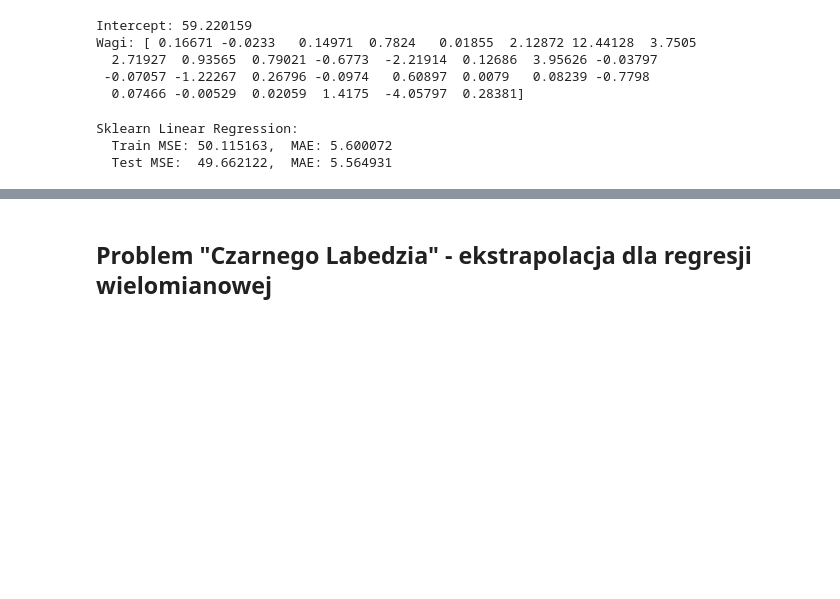
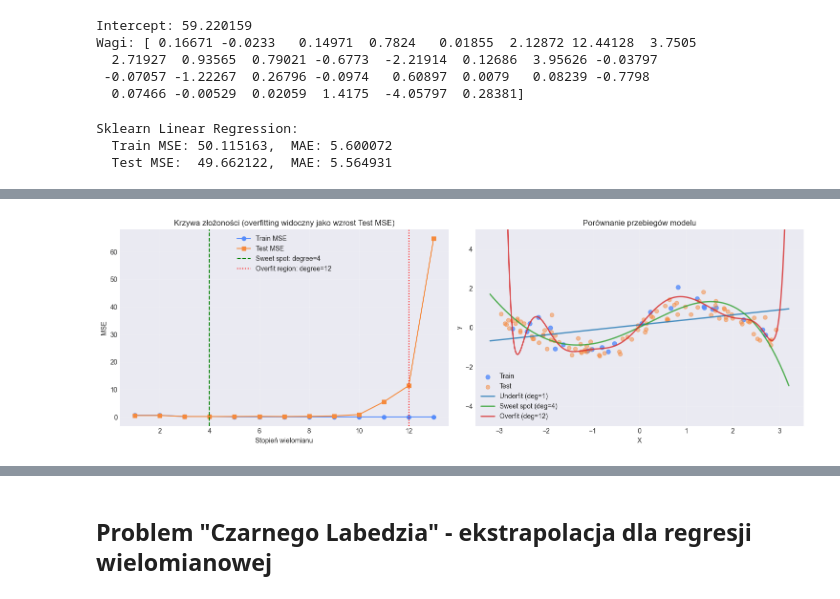
Before and after one commit to PPiotr491/MSiD, a Jupyter notebook: Lista2/sleep_health_prediciton_models.ipynb, the cells around one changed output, grey strips where cells are left out. Drawn from its saved outputs; the diff is of its cells as text; code cells hidden in the pictures; blank space fills up the shorter version.

```diff
--- a/Lista2/sleep_health_prediciton_models.ipynb
+++ b/Lista2/sleep_health_prediciton_models.ipynb
@@ -1212,0 +1187,79 @@ plt.show()
+# %%
+rng = np.random.RandomState(42)
+n_samples = 120
+X = rng.uniform(-3, 3, size=(n_samples, 1))
+y_true = np.sin(1.5 * X[:, 0]) + 0.2 * X[:, 0]
+y = y_true + rng.normal(0, 0.35, size=n_samples)
+
+X_train, X_test, y_train, y_test = train_test_split(
+    X, y, train_size=0.20, random_state=42
+)
+
+degrees = np.arange(1, 14)
+train_mse = []
+test_mse = []
+
+for d in degrees:
+    model = make_pipeline(
+        PolynomialFeatures(degree=d, include_bias=False),
+        LinearRegression()
+    )
+    model.fit(X_train, y_train)
+
+    y_pred_train = model.predict(X_train)
+    y_pred_test = model.predict(X_test)
+
+    train_mse.append(mean_squared_error(y_train, y_pred_train))
+    test_mse.append(mean_squared_error(y_test, y_pred_test))
+
+best_idx = int(np.argmin(test_mse))
+best_degree = int(degrees[best_idx])
+
+overfit_degree = int(degrees[-2])
+underfit_degree = 1
+
+print(f"Best degree (min Test MSE): {best_degree}")
+print(f"Underfit degree: {underfit_degree}, Overfit degree: {overfit_degree}")
+print(f"Train MSE overfit: {train_mse[-2]:.4f}")
+print(f"Test  MSE overfit: {test_mse[-2]:.4f}")
+
+fig, axes = plt.subplots(1, 2, figsize=(15, 5))
+
+# (A) Krzywa złożoności
+axes[0].plot(degrees, train_mse, marker='o', label='Train MSE')
+axes[0].plot(degrees, test_mse, marker='s', label='Test MSE')
+axes[0].axvline(best_degree, color='green', linestyle='--', label=f'Sweet spot: degree={best_degree}')
+axes[0].axvline(overfit_degree, color='red', linestyle=':', label=f'Overfit region: degree={overfit_degree}')
+axes[0].set_xlabel('Stopień wielomianu')
+axes[0].set_ylabel('MSE')
+axes[0].set_title('Krzywa złożoności (overfitting widoczny jako wzrost Test MSE)')
+axes[0].legend()
+axes[0].grid(alpha=0.3)
+
+# (B) Dopasowania: underfit / sweet spot / overfit
+x_plot = np.linspace(-3.2, 3.2, 400).reshape(-1, 1)
+styles = [
+    (underfit_degree, 'tab:blue', 'Underfit'),
+    (best_degree, 'tab:green', 'Sweet spot'),
+    (overfit_degree, 'tab:red', 'Overfit')
+]
+
+axes[1].scatter(X_train[:, 0], y_train, s=40, alpha=0.8, label='Train')
+axes[1].scatter(X_test[:, 0], y_test, s=35, alpha=0.5, label='Test')
+
+for d, c, lbl in styles:
+    m = make_pipeline(PolynomialFeatures(degree=d, include_bias=False), LinearRegression())
+    m.fit(X_train, y_train)
+    y_plot = m.predict(x_plot)
+    axes[1].plot(x_plot[:, 0], y_plot, alpha=0.8, color=c, linewidth=2, label=f'{lbl} (deg={d})')
+
+axes[1].set_ylim(-5, 5)
+axes[1].set_xlabel('X')
+axes[1].set_ylabel('y')
+axes[1].set_title('Porównanie przebiegów modelu')
+axes[1].legend()
+axes[1].grid(alpha=0.3)
+
+plt.tight_layout()
+plt.show()
+# %% [output]
@@ -1212,0 +1270 @@ plt.show()
+[figure, added]
```
Also changed, not shown: parts of 79 cells of this notebook.
